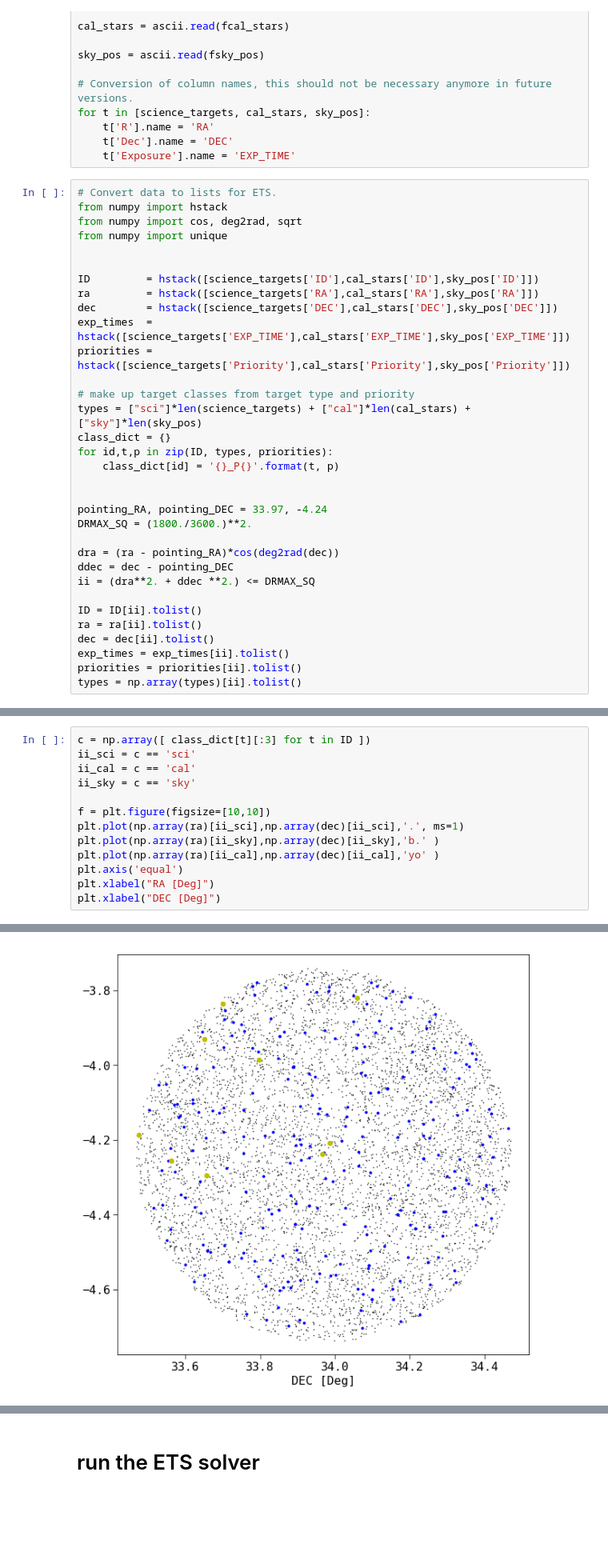
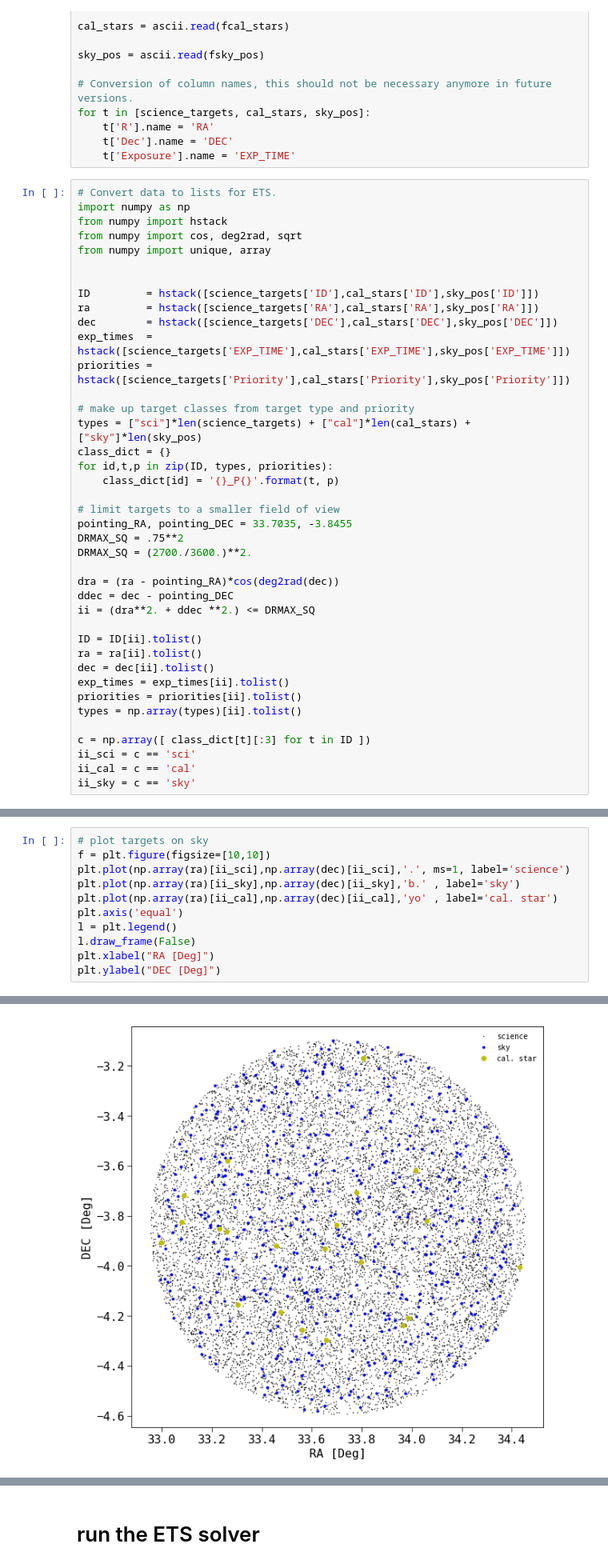
Before and after one commit to Subaru-PFS/ets_networkflow, a Jupyter notebook: real_test.ipynb, the cells around one changed output, grey strips where cells are left out. Shown at 80% size. Drawn from its saved outputs; the diff is of its cells as text; blank space fills up the shorter version.

```diff
--- a/real_test.ipynb
+++ b/real_test.ipynb
@@ -45,9 +48,10 @@ for t in [science_targets, cal_stars, sky_pos]:
     t['Exposure'].name = 'EXP_TIME'
 # %%
 # Convert data to lists for ETS.
+import numpy as np
 from numpy import hstack
 from numpy import cos, deg2rad, sqrt
-from numpy import unique
+from numpy import unique, array
 
 
 ID         = hstack([science_targets['ID'],cal_stars['ID'],sky_pos['ID']])
@@ -62,9 +66,10 @@ class_dict = {}
 for id,t,p in zip(ID, types, priorities):
     class_dict[id] = '{}_P{}'.format(t, p)
 
-
-pointing_RA, pointing_DEC = 33.97, -4.24
-DRMAX_SQ = (1800./3600.)**2.
+# limit targets to a smaller field of view
+pointing_RA, pointing_DEC = 33.7035, -3.8455
+DRMAX_SQ = .75**2
+DRMAX_SQ = (2700./3600.)**2.
 
 dra = (ra - pointing_RA)*cos(deg2rad(dec))
 ddec = dec - pointing_DEC
@@ -76,6 +81,11 @@ dec = dec[ii].tolist()
 exp_times = exp_times[ii].tolist()
 priorities = priorities[ii].tolist()
 types = np.array(types)[ii].tolist()
+
+c = np.array([ class_dict[t][:3] for t in ID ])
+ii_sci = c == 'sci'
+ii_cal = c == 'cal'
+ii_sky = c == 'sky'
 # %%
 # assign random priorities between 1 and 3 for the  science targets
 from numpy import random
@@ -91,17 +103,15 @@ priorities = hstack([newpri,cal_stars['Priority'],sky_pos['Priority']]).tolist()
 # %%
-c = np.array([ class_dict[t][:3] for t in ID ])
-ii_sci = c == 'sci'
-ii_cal = c == 'cal'
-ii_sky = c == 'sky'
-
+# plot targets on sky
 f = plt.figure(figsize=[10,10])
-plt.plot(np.array(ra)[ii_sci],np.array(dec)[ii_sci],'.', ms=1)
-plt.plot(np.array(ra)[ii_sky],np.array(dec)[ii_sky],'b.' )
-plt.plot(np.array(ra)[ii_cal],np.array(dec)[ii_cal],'yo' )
+plt.plot(np.array(ra)[ii_sci],np.array(dec)[ii_sci],'.', ms=1, label='science')
+plt.plot(np.array(ra)[ii_sky],np.array(dec)[ii_sky],'b.' , label='sky')
+plt.plot(np.array(ra)[ii_cal],np.array(dec)[ii_cal],'yo' , label='cal. star')
 plt.axis('equal')
+l = plt.legend()
+l.draw_frame(False)
 plt.xlabel("RA [Deg]")
-plt.xlabel("DEC [Deg]")
+plt.ylabel("DEC [Deg]")
 # %% [output]
 <matplotlib.text.Text at 0x...>
-[figure, old version]
+[figure, new version]
 # %%
```
Also changed, not shown: parts of 21 cells of this notebook.
